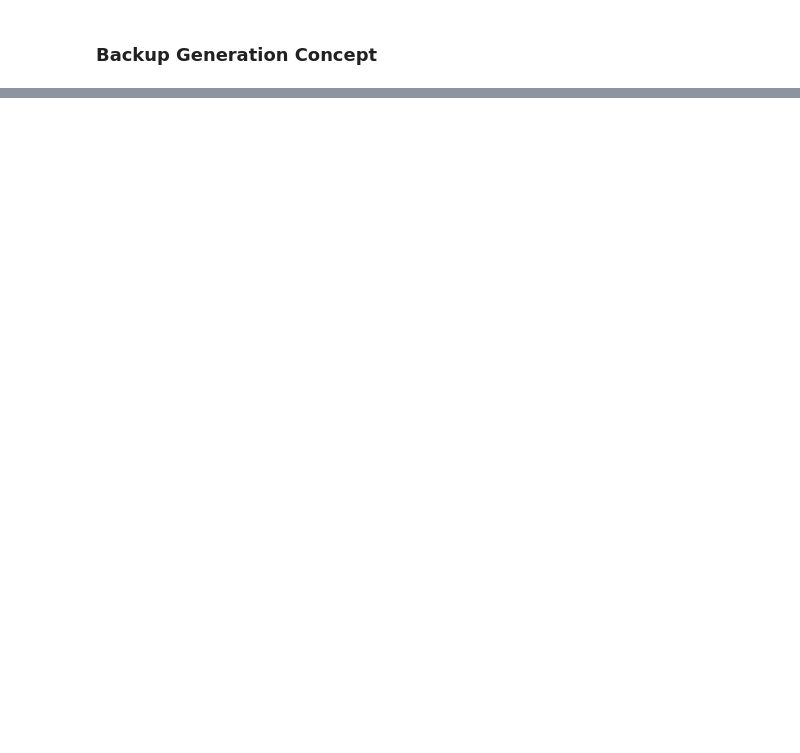
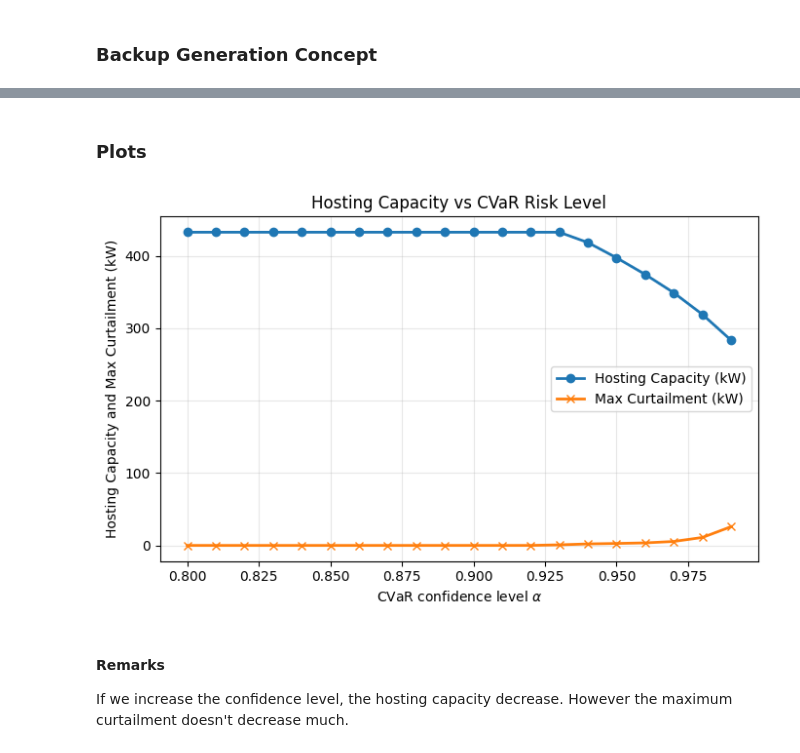
Before and after one commit to gcsarker/dynamic_hosting, a Jupyter notebook: main_radial.ipynb, the cells around one changed output, grey strips where cells are left out. Drawn from its saved outputs; the diff is of its cells as text; code cells hidden in the pictures; blank space fills up the shorter version.

```diff
--- a/main_radial.ipynb
+++ b/main_radial.ipynb
@@ -154,8 +154,8 @@ print("Minimum baseline voltage after scaling:", vmin_actual)
 
 
 # --- Step 3: further scale loads down to create headroom ---
-bus_load_pu = 0.8 * bus_load_pu   # this is what we will use for the rest of analysis.
-bus_load_kw_final = 0.8 * bus_load_kw_scaled # this is what we will use for the rest of analysis.
+bus_load_pu = 0.9 * bus_load_pu   # this is what we will use for the rest of analysis.
+bus_load_kw_final = 0.9 * bus_load_kw_scaled # this is what we will use for the rest of analysis.
 
 v_base = 1.0 - (bus_load_pu.to_numpy() @ Z.T)
 vmin_final = v_base.min()
@@ -502,3 +630,13 @@ Number of slots with curtailment: 35040
+# %%
+result = optimize_C(C_res, lhat)
+
+print("Optimal radial CVaR hosting capacity C (pu):", result[0])
+print("Optimal radial CVaR hosting capacity C (KW):", result[0] * S_base)
+print("Optimal eta:", result[1])
+print("Total curtailed energy (kWh):", np.sum(result[2]) * dt * S_base)
+print("Max curtailment in any slot (pu):", np.max(result[2]))
+print("Max curtailment in any slot (KW):", np.max(result[2]) * S_base)
+print("Number of slots with curtailment:", np.sum(result[2] > 1e-8))
 # %% [markdown]
 ### Backup Generation Concept
 # %%
@@ -574,0 +752,36 @@ if p_gen.value is not None:
+# %% [markdown]
+### Plots
+# %%
+# Hosting Capacity vs Risk level alpha
+
+alpha_grid = np.linspace(0.80, 0.99, 20)
+
+C_kw_list = []
+max_curtailment_kw_list = []
+
+for alpha in alpha_grid:
+    result = optimize_C(C_res, lhat, alpha=alpha)
+    C_kw_list.append(result[0] * S_base)
+    max_curtailment_kw_list.append(np.max(result[2]) * S_base)
+
+
+
+# -----------------------------
+# Plot in kW
+# -----------------------------
+plt.figure(figsize=(7, 4.5))
+plt.plot(alpha_grid, C_kw_list, marker='o', linewidth=2, label='Hosting Capacity (kW)')
+plt.plot(alpha_grid, max_curtailment_kw_list, marker='x', linewidth=2, label='Max Curtailment (kW)')
+plt.xlabel(r'CVaR confidence level $\alpha$')
+plt.ylabel('Hosting Capacity and Max Curtailment (kW)')
+plt.title('Hosting Capacity vs CVaR Risk Level')
+plt.grid(True, alpha=0.3)
+plt.legend()
+plt.tight_layout()
+plt.show()
+# %% [output]
+[figure, added]
+# %% [markdown]
+#### Remarks
+
+If we increase the confidence level, the hosting capacity decrease. However the maximum curtailment doesn't decrease much.
```
Also changed, not shown: parts of 13 cells of this notebook, 6 other files.
